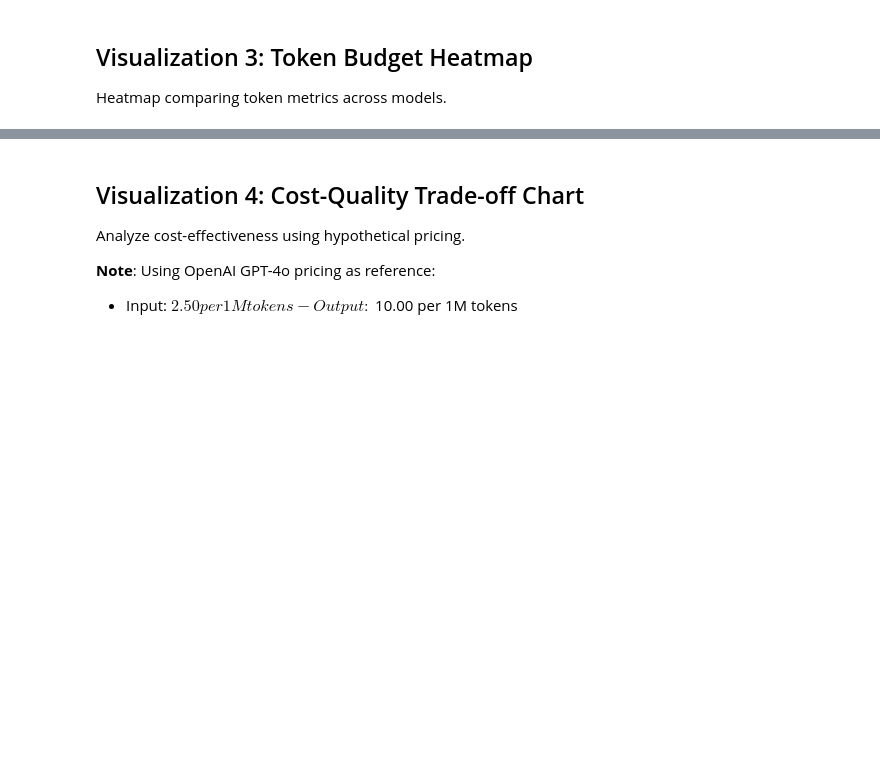
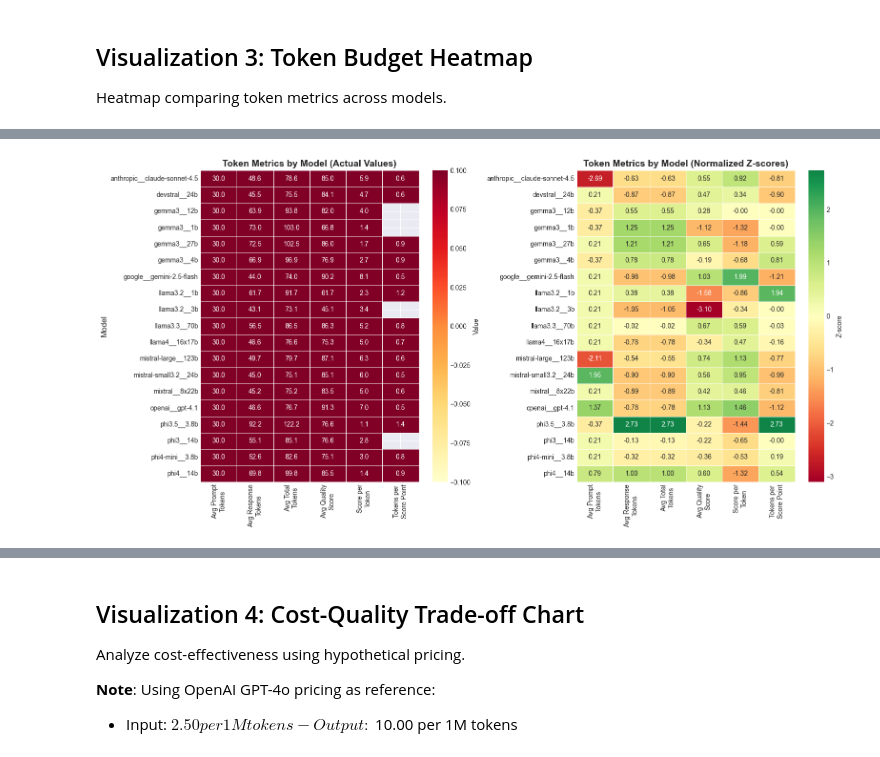
Before and after one commit to ryan-a-bell/dissertation, a Jupyter notebook: src/phase6_analysis/tokenomics_analysis.ipynb, the cells around one changed output, grey strips where cells are left out. Saved outputs shown, nothing was run; the diff lists cells and outputs as text; code cells hidden in the pictures; blank space fills up the shorter version.

```diff
--- a/src/phase6_analysis/tokenomics_analysis.ipynb
+++ b/src/phase6_analysis/tokenomics_analysis.ipynb
@@ -405,0 +491,94 @@ print(f"✅ Saved to {output_dir / 'tokenomics_budget_heatmap.png'}")
+# %%
+# Prepare data for heatmap
+heatmap_data = osq_df_filtered.groupby('model').agg({
+    'prompt_tokens': 'mean',
+    'response_tokens': 'mean',
+    'total_tokens': 'mean',
+    'total_score': 'mean',
+    'score_per_token': 'mean',
+    'tokens_per_point': 'mean'
+}).round(2)
+
+# Rename columns for better display
+heatmap_data.columns = [
+    'Avg Prompt\nTokens',
+    'Avg Response\nTokens',
+    'Avg Total\nTokens',
+    'Avg Quality\nScore',
+    'Score per\nToken',
+    'Tokens per\nScore Point'
+]
+
+# -----------------------------------------------------------
+# HARD CLEANING: remove inf, nan, and overly large values
+# -----------------------------------------------------------
+
+# Replace +/-inf → NaN
+heatmap_data_clean = heatmap_data.replace([np.inf, -np.inf], np.nan)
+
+# Replace NaN → column means
+heatmap_data_clean = heatmap_data_clean.fillna(heatmap_data_clean.mean())
+
+# Cap extreme outliers to prevent float64 overflow in scaler
+# (Values above 1e12 cause sklearn to choke)
+heatmap_data_clean = heatmap_data_clean.clip(lower=-1e12, upper=1e12)
+
+# -----------------------------------------------------------
+# Normalization
+# -----------------------------------------------------------
+
+from sklearn.preprocessing import StandardScaler
+scaler = StandardScaler()
+
+heatmap_normalized = pd.DataFrame(
+    scaler.fit_transform(heatmap_data_clean),
+    index=heatmap_data_clean.index,
+    columns=heatmap_data_clean.columns
+)
+
+# -----------------------------------------------------------
+# Plotting
+# -----------------------------------------------------------
+
+fig, axes = plt.subplots(1, 2, figsize=(16, 8))
+
+# Heatmap 1: Actual values
+ax1 = axes[0]
+sns.heatmap(
+    heatmap_data,
+    annot=True,
+    fmt='.1f',
+    cmap='YlOrRd',
+    ax=ax1,
+    cbar_kws={'label': 'Value'},
+    linewidths=0.5
+)
+ax1.set_title('Token Metrics by Model (Actual Values)', fontsize=14, fontweight='bold')
+ax1.set_xlabel('')
+ax1.set_ylabel('Model', fontsize=12)
+
+# Heatmap 2: Normalized values (z-scores)
+ax2 = axes[1]
+sns.heatmap(
+    heatmap_normalized,
+    annot=True,
+    fmt='.2f',
+    cmap='RdYlGn',
+    center=0,
+    ax=ax2,
+    cbar_kws={'label': 'Z-score'},
+    linewidths=0.5
+)
+ax2.set_title('Token Metrics by Model (Normalized Z-scores)', fontsize=14, fontweight='bold')
+ax2.set_xlabel('')
+ax2.set_ylabel('')
+
+plt.tight_layout()
+
+save_path = output_dir / 'tokenomics_budget_heatmap.png'
+plt.savefig(save_path, dpi=300, bbox_inches='tight')
+plt.show()
+
+print(f"✅ Saved to {save_path}")
+# %% [output]
+[figure, added]
```
Also changed, not shown: parts of 18 cells of this notebook, 15 other files.
